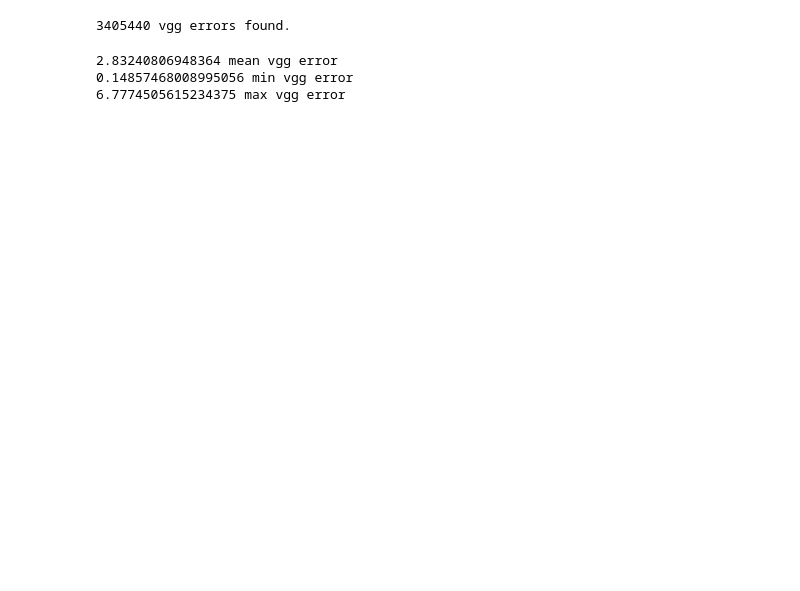
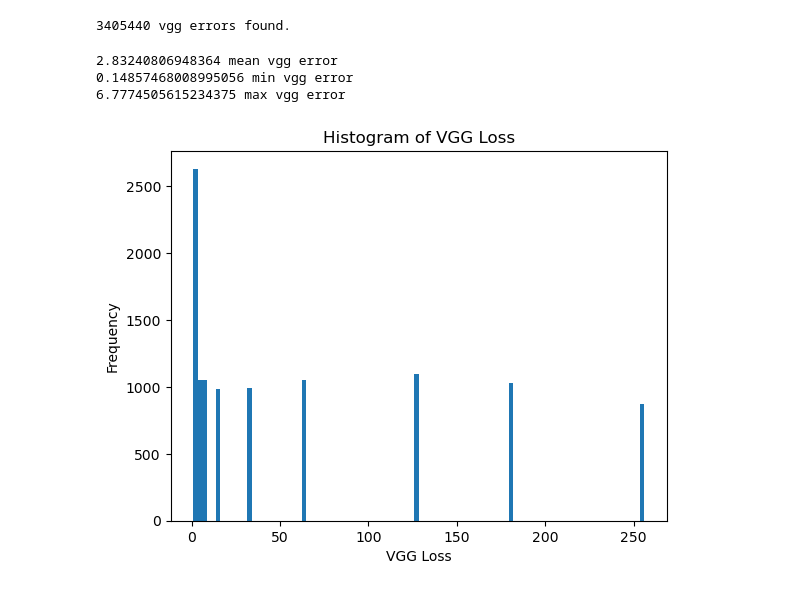
Before and after one commit to hevra01/thesis, a Jupyter notebook: notebooks/reconstruction_loss.ipynb, the cells around one changed output. Drawn from its saved outputs; the diff is of its cells as text; code cells hidden in the pictures; blank space fills up the shorter version.

```diff
--- a/notebooks/reconstruction_loss.ipynb
+++ b/notebooks/reconstruction_loss.ipynb
@@ -66,3 +70,25 @@ print(np.max(vgg_errors), "max vgg error")
 2.83240806948364 mean vgg error
 0.14857468008995056 min vgg error
 6.7774505615234375 max vgg error
+# %%
+dataloader = get_imagenet_dataloader(batch_size=4, split="train")
+# %%
+
+recon_dataset = ReconstructionDataset_Neural(
+        reconstruction_data=combined,
+        dataloader=dataloader,
+        filter_key="vgg_error",
+        min_error=2.8304,
+        max_error=2.8364,
+    )
+# %%
+# plot vgg loss
+import matplotlib.pyplot as plt
+vgg_errors = [entry["k_value"] for entry in recon_dataset]
+plt.hist(vgg_errors, bins=100)
+plt.xlabel("VGG Loss")
+plt.ylabel("Frequency")
+plt.title("Histogram of VGG Loss")
+plt.show()
+# %% [output]
+[figure, added]
```
Also changed, not shown: parts of 5 cells of this notebook, 2 other files.
